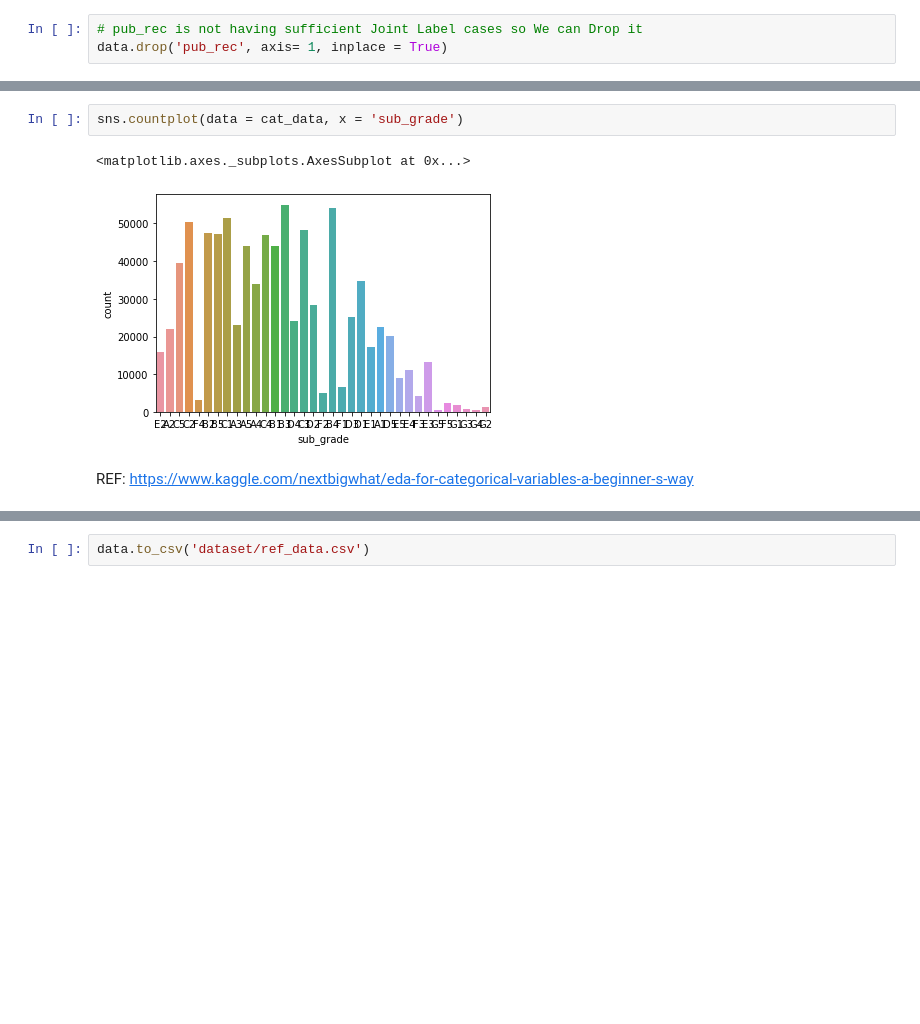
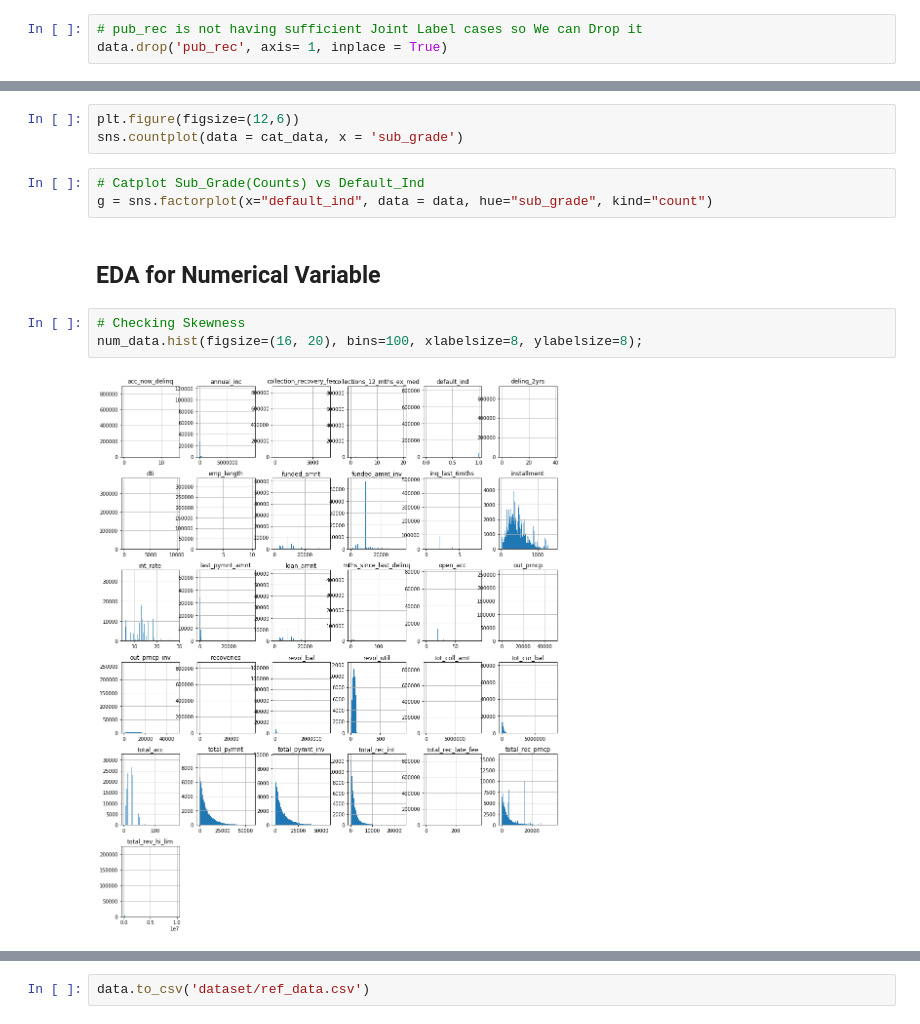
Before and after one commit to truptesh96/machine_learning, a Jupyter notebook: Bank Lending/Bank_Loan_Approval_Data_Cleaning.ipynb, the cells around one changed output, grey strips where cells are left out. Saved outputs shown, nothing was run; the diff lists cells and outputs as text; blank space fills up the shorter version.

```diff
--- a/Bank Lending/Bank_Loan_Approval_Data_Cleaning.ipynb
+++ b/Bank Lending/Bank_Loan_Approval_Data_Cleaning.ipynb
@@ -936,7 +393,13 @@ sns.countplot(data = cat_data, x = 'home_ownership')
 # %%
+plt.figure(figsize=(12,6))
 sns.countplot(data = cat_data, x = 'sub_grade')
-# %% [output]
-<matplotlib.axes._subplots.AxesSubplot at 0x...>
-[figure, removed]
-# %% [markdown]
-REF: https://www.kaggle.com/nextbigwhat/eda-for-categorical-variables-a-beginner-s-way
+# %%
+# Catplot Sub_Grade(Counts) vs Default_Ind
+g = sns.factorplot(x="default_ind", data = data, hue="sub_grade", kind="count")
+# %% [markdown]
+## EDA for Numerical Variable
+# %%
+# Checking Skewness
+num_data.hist(figsize=(16, 20), bins=100, xlabelsize=8, ylabelsize=8);
+# %% [output]
+[figure, added]
```
Also changed, not shown: parts of 96 cells of this notebook, 1 other file.
